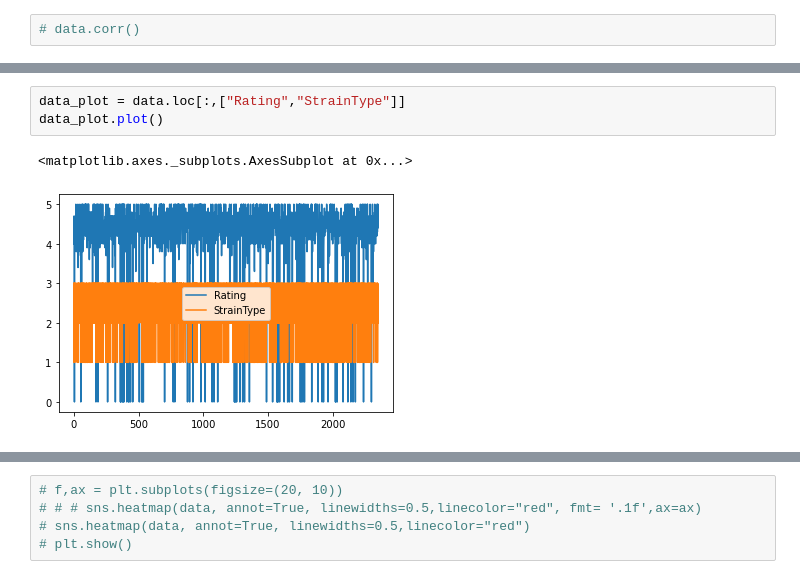
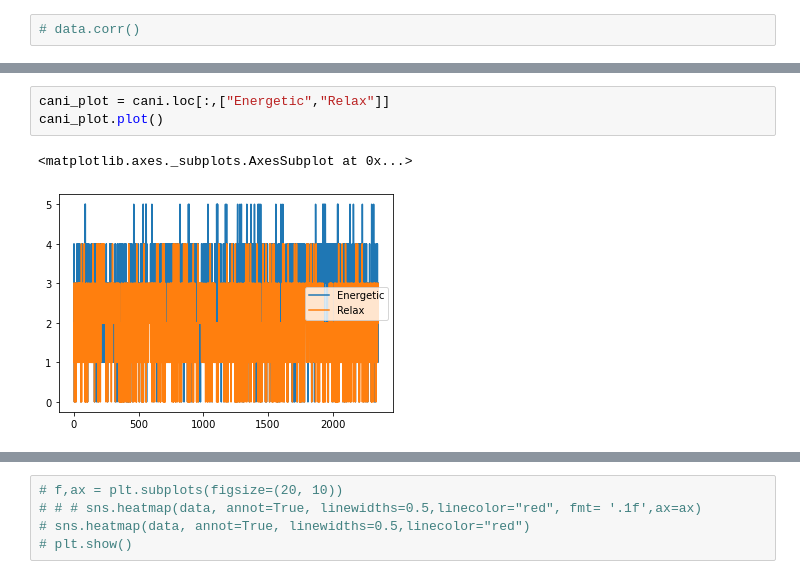
Before and after one commit to tiaortega/Final-Project-Group-4, a Jupyter notebook: Solved/Preprocessing.ipynb, the cells around one changed output, grey strips where cells are left out. Cells and saved outputs as stored; diff of their text form.

```diff
--- a/Solved/Preprocessing.ipynb
+++ b/Solved/Preprocessing.ipynb
@@ -103,8 +120,8 @@ plt.show()
-# %%
-data_plot = data.loc[:,["Rating","StrainType"]]
-data_plot.plot()
-# %% [output]
-<matplotlib.axes._subplots.AxesSubplot at 0x...>
-[figure, removed]
+# %%
+cani_plot = cani.loc[:,["Energetic","Relax"]]
+cani_plot.plot()
+# %% [output]
+<matplotlib.axes._subplots.AxesSubplot at 0x...>
+[figure, added]
 # %%
 # data.plot(kind = "hist",y = "Rating",bins = 50,range= (0,50),normed = True)
```
Also changed, not shown: parts of 3 cells of this notebook, 19 other files.
